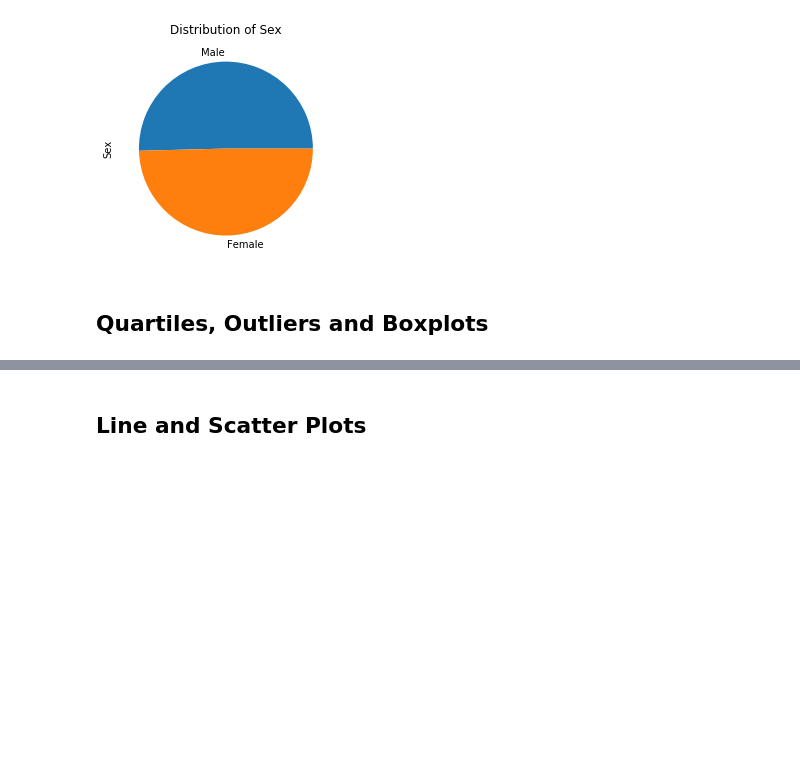
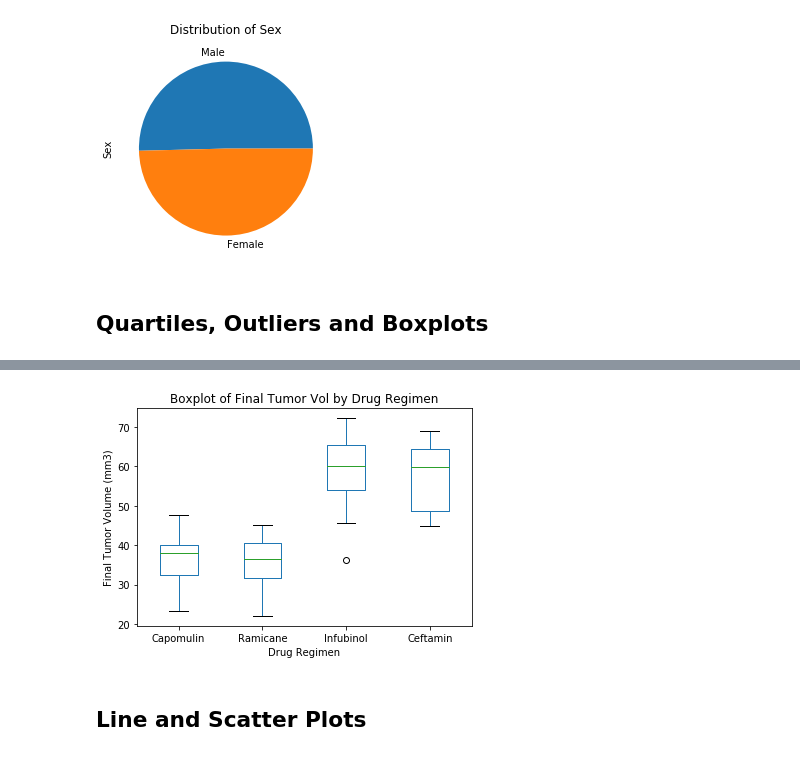
Before and after one commit to madhuvenkidusamy/matplotlib-hw, a Jupyter notebook: Pymaceuticals/pymaceuticals_solution.ipynb, the cells around one changed output, grey strips where cells are left out. Saved outputs shown, nothing was run; the diff lists cells and outputs as text; code cells hidden in the pictures; blank space fills up the shorter version.

Commit message:
added graphs

```diff
--- a/Pymaceuticals/pymaceuticals_solution.ipynb
+++ b/Pymaceuticals/pymaceuticals_solution.ipynb
@@ -235,5 +213,47 @@ final_tumor_vol
+# %%
+# Capomulin
+capomulin = final_tumor_vol[final_tumor_vol['Drug Regimen'] == 'Capomulin']
+capomulin_vol = capomulin['Tumor Volume (mm3)'].tolist()
+capomulin_iqr = st.iqr(capomulin_vol)
+#capomulin_quartile = np.percentile(capomulin_vol, [25, 50, 75])
+
+
+# Ramicane
+ramicane = final_tumor_vol[final_tumor_vol['Drug Regimen'] == 'Ramicane']
+ramicane_vol = ramicane['Tumor Volume (mm3)'].tolist()
+ramicane_iqr = st.iqr(ramicane_vol)
+#ramicane_quartile = np.percentile(ramicane, [25, 50, 75])
+
+
+# Infubinol
+infubinol = final_tumor_vol[final_tumor_vol['Drug Regimen'] == 'Infubinol']
+infubinol_vol = infubinol['Tumor Volume (mm3)'].tolist()
+infubinol_iqr = st.iqr(infubinol_vol)
+#infubinol_quartile = np.percentile(infubinol, [25, 50, 75])
+
+
+# Ceftamin
+ceftamin = final_tumor_vol[final_tumor_vol['Drug Regimen'] == 'Ceftamin']
+ceftamin_vol = ceftamin['Tumor Volume (mm3)'].tolist()
+ceftamin_iqr = st.iqr(ceftamin_vol)
+#ceftamin_quartile = np.percentile(ceftamin, [25, 50, 75])
 # %%
 # Generate a box plot of the final tumor volume of each mouse across four regimens of interest
+
+box = pd.DataFrame({
+                        "Capomulin": capomulin_vol,
+                        "Ramicane": ramicane_vol,
+                        "Infubinol": infubinol_vol,
+                        "Ceftamin": ceftamin_vol })
+box
+
+box.plot.box()
+plt.xlabel('Drug Regimen')
+plt.ylabel("Final Tumor Volume (mm3)")
+plt.title('Boxplot of Final Tumor Vol by Drug Regimen')
+plt.show()
+# %% [output]
+[figure, added]
 # %% [markdown]
 ## Line and Scatter Plots
 # %%
```
Also changed, not shown: parts of 9 cells of this notebook.
